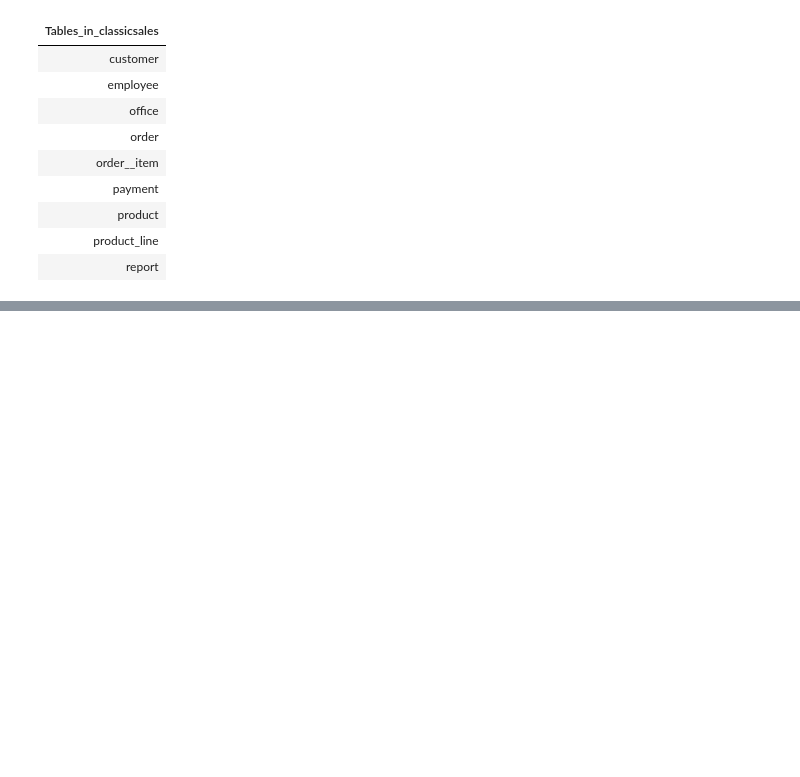
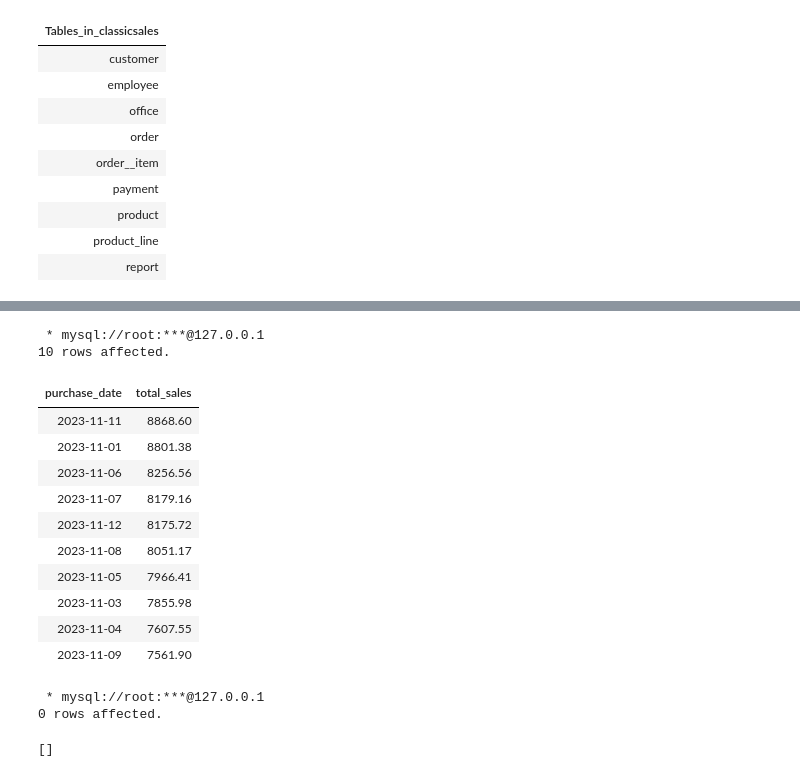
Before and after one commit to JasmineMadi/datajoint-tutorials, a Jupyter notebook: db-course/Assignment7.ipynb, the cells around one changed output, grey strips where cells are left out. Drawn from its saved outputs; the diff is of its cells as text; code cells hidden in the pictures; blank space fills up the shorter version.

```diff
--- a/db-course/Assignment7.ipynb
+++ b/db-course/Assignment7.ipynb
@@ -451,0 +446,28 @@ group by day
+# %%
+%%sql
+SELECT p.purchase_date, SUM(ad.price) AS total_sales FROM `purchase` p JOIN `#add_on`ad ON p.addon_id = ad.addon_id
+WHERE p.purchase_date >= CURDATE() - INTERVAL 1 MONTH and month(p.purchase_date)=11
+GROUP BY p.purchase_date
+ORDER BY total_sales DESC
+LIMIT 10
+# %% [output]
+ * mysql://root:***@127.0.0.1
+10 rows affected.
+| purchase_date | total_sales |
+| 2023-11-11 | 8868.60 |
+| 2023-11-01 | 8801.38 |
+| 2023-11-06 | 8256.56 |
+| 2023-11-07 | 8179.16 |
+| 2023-11-12 | 8175.72 |
+| 2023-11-08 | 8051.17 |
+| 2023-11-05 | 7966.41 |
+| 2023-11-03 | 7855.98 |
+| 2023-11-04 | 7607.55 |
+| 2023-11-09 | 7561.90 |
+# %%
+%%sql
+use university
+# %% [output]
+ * mysql://root:***@127.0.0.1
+0 rows affected.
+[]
```
Also changed, not shown: parts of 8 cells of this notebook.
